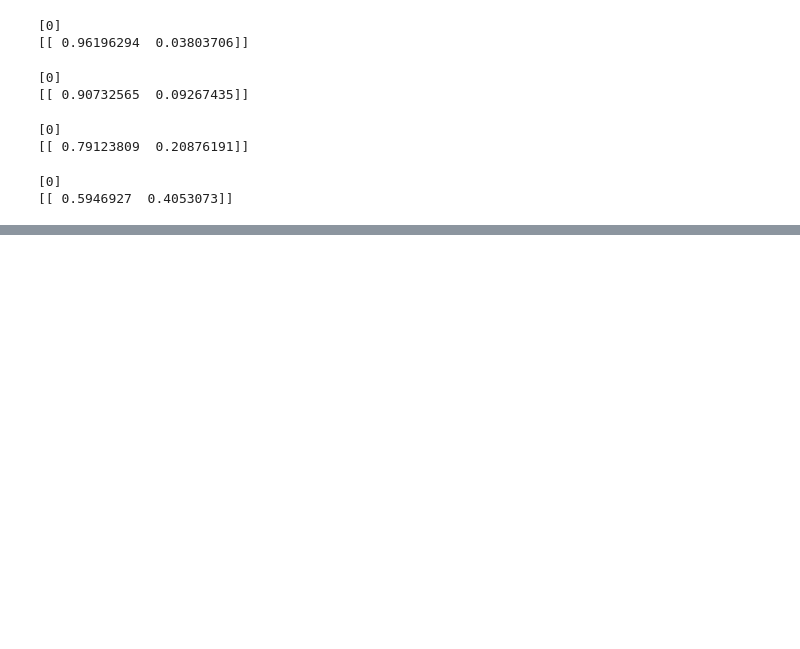
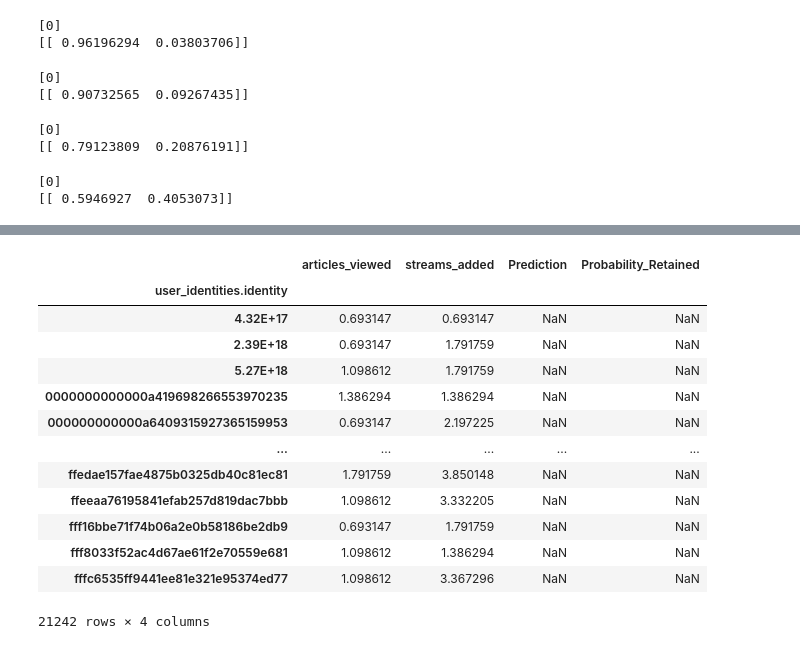
Before and after one commit to awburke/DS-SF-27, a Jupyter notebook: final-project/Final Project Files/Code/Final_Project_notebook.ipynb, the cells around one changed output, grey strips where cells are left out. Drawn from its saved outputs; the diff is of its cells as text; code cells hidden in the pictures; blank space fills up the shorter version.

```diff
--- a/final-project/Final Project Files/Code/Final_Project_notebook.ipynb
+++ b/final-project/Final Project Files/Code/Final_Project_notebook.ipynb
@@ -632,0 +647,5 @@ print model.predict_proba(predict_5)
+# %%
+predict_df = pd.DataFrame(model.predict(X))
+predict_df.rename(columns = {0: 'Prediction'}, inplace = True)
+
+predict_df
@@ -632,0 +666,5 @@ print model.predict_proba(predict_5)
+# %%
+predict_proba_df = pd.DataFrame(model.predict_proba(X))
+predict_proba_df.drop(0, axis = 1, inplace = True)
+predict_proba_df.rename(columns = {1: 'Probability_Retained'}, inplace = True)
+predict_proba_df
@@ -632,0 +685,18 @@ print model.predict_proba(predict_5)
+# %%
+new_df = X.join([predict_df, predict_proba_df] )
+new_df
+# %% [output]
+|  | articles_viewed | streams_added | Prediction | Probability_Retained |
+| user_identities.identity |  |  |  |  |
+| 4.32E+17 | 0.693147 | 0.693147 | NaN | NaN |
+| 2.39E+18 | 0.693147 | 1.791759 | NaN | NaN |
+| 5.27E+18 | 1.098612 | 1.791759 | NaN | NaN |
+| 0000000000000a419698266553970235 | 1.386294 | 1.386294 | NaN | NaN |
+| 000000000000a6409315927365159953 | 0.693147 | 2.197225 | NaN | NaN |
+| ... | ... | ... | ... | ... |
+| ffedae157fae4875b0325db40c81ec81 | 1.791759 | 3.850148 | NaN | NaN |
+| ffeeaa76195841efab257d819dac7bbb | 1.098612 | 3.332205 | NaN | NaN |
+| fff16bbe71f74b06a2e0b58186be2db9 | 0.693147 | 1.791759 | NaN | NaN |
+| fff8033f52ac4d67ae61f2e70559e681 | 1.098612 | 1.386294 | NaN | NaN |
+| fffc6535ff9441ee81e321e95374ed77 | 1.098612 | 3.367296 | NaN | NaN |
+21242 rows × 4 columns
```
Also changed, not shown: parts of 5 cells of this notebook.
